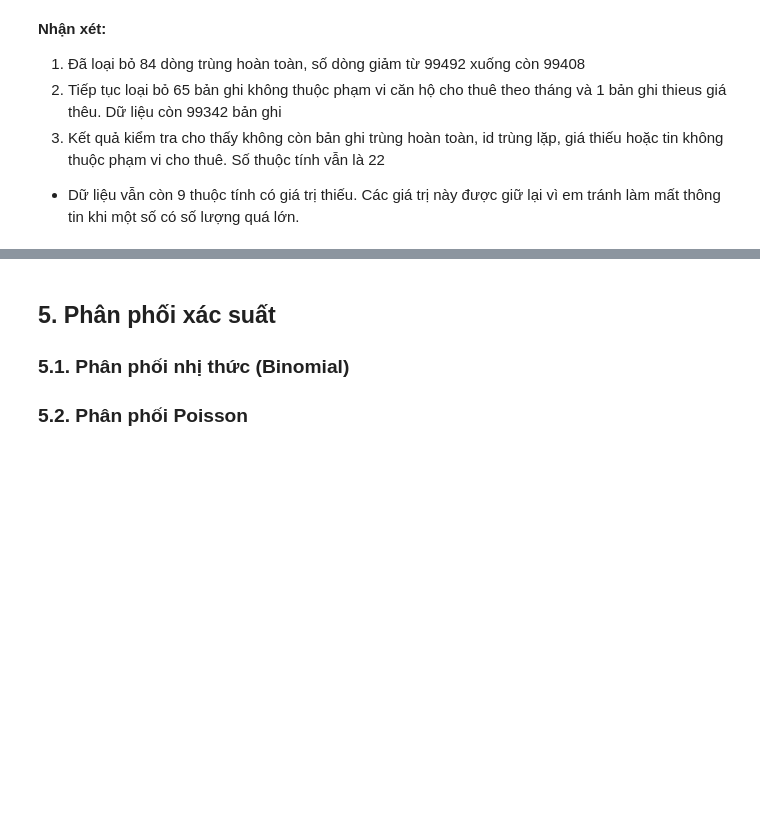
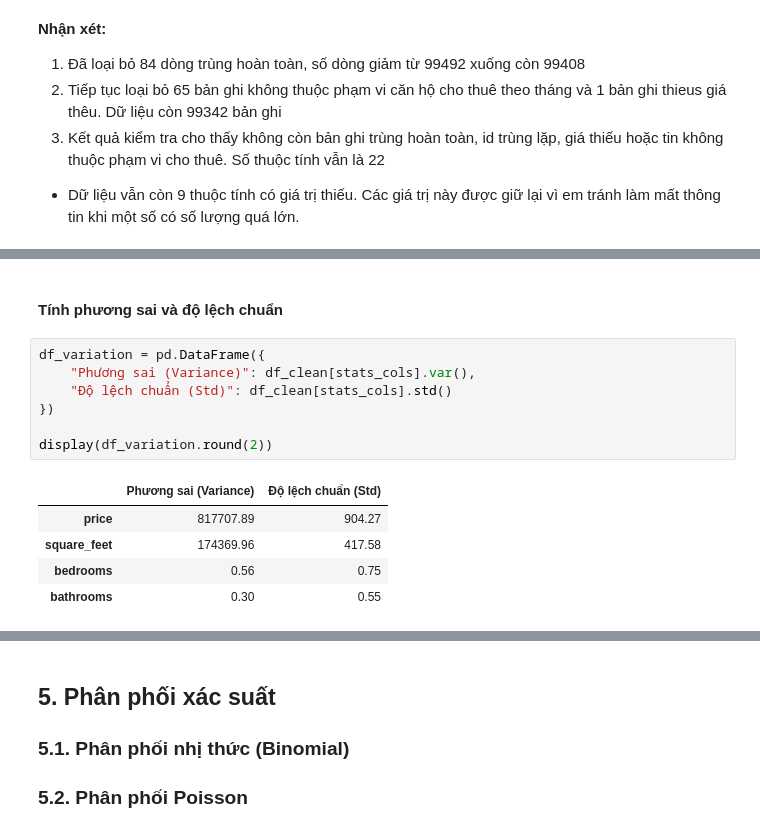
Before and after one commit to 1amBlake/apartment-rental-analysis-iuh, a Jupyter notebook: notebooks/apartment_retal_analysis.ipynb, the cells around one changed output, grey strips where cells are left out. Cells and saved outputs as stored; diff of their text form; blank space fills up the shorter version.

```diff
--- a/notebooks/apartment_retal_analysis.ipynb
+++ b/notebooks/apartment_retal_analysis.ipynb
@@ -747,0 +796,15 @@ Số thuộc tính còn giá trị thiếu: 9
+# %% [markdown]
+#### Tính phương sai và độ lệch chuẩn
+# %%
+df_variation = pd.DataFrame({
+    "Phương sai (Variance)": df_clean[stats_cols].var(),
+    "Độ lệch chuẩn (Std)": df_clean[stats_cols].std()
+})
+
+display(df_variation.round(2))
+# %% [output]
+|  | Phương sai (Variance) | Độ lệch chuẩn (Std) |
+| price | 817707.89 | 904.27 |
+| square_feet | 174369.96 | 417.58 |
+| bedrooms | 0.56 | 0.75 |
+| bathrooms | 0.30 | 0.55 |
```
Also changed, not shown: parts of 10 cells of this notebook.
